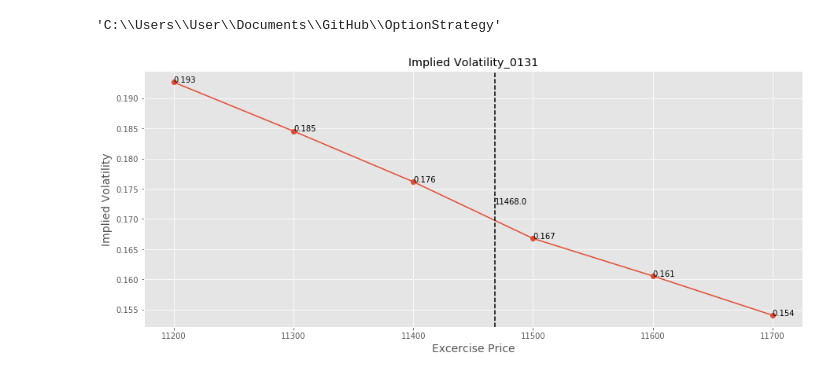
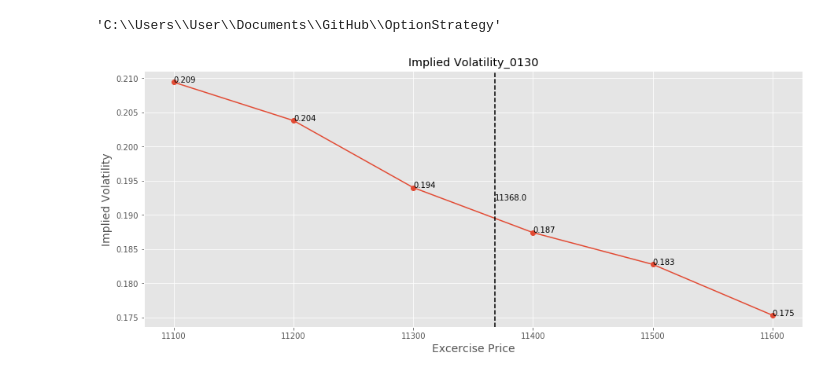
Before and after one commit to A2Zntu/OptionStrategy, a Jupyter notebook: Implied_Volatility.ipynb, the cells around one changed output. Saved outputs shown, nothing was run; the diff lists cells and outputs as text; code cells hidden in the pictures.

```diff
--- a/Implied_Volatility.ipynb
+++ b/Implied_Volatility.ipynb
@@ -154,26 +154,26 @@ def combine_OTM(df_call, df_put, list_StockPrices):
     return df_OTM
 # %%
 if __name__ ==  '__main__':
-    date_ = '0131'
+    date_ = '0130'
     S = todayStockPrice(date = date_)
     list_StockPrices = moneyness_list(S, gapType = "month", gapNum = 3) # only 3 OTM price on monthly basis
 
     # Split the df to df_call and df_put
     df = df_generate(product = 'TXO', date = date_ )
     df_put = df[df.買賣權 == 'Put'].reset_index(drop=True)
     df_call = df[df.買賣權 == 'Call'].reset_index(drop=True)
 
     # append the IV
     df_put = Flag_Moneyness(df_put, S = S, code = 'Put')
     list_IV, categoryNAPut = IV_List(df = df_put, Stock = S, d = date_ , flag = 'Put')
     df_put["IV"] = list_IV
 
     df_call = Flag_Moneyness(df_call, S = S, code = 'Call')
     list_IV, categoryNACall = IV_List(df = df_call, Stock = S, d = date_ , flag = 'Call')
     df_call["IV"] = list_IV
 
     # Combine call and put with only OTM
     df_OTM = combine_OTM(df_call, df_put, list_StockPrices)
     plot_IV(df = df_OTM, S = S, date = date_)
 # %% [output]
-[figure, old version]
+[figure, new version]
```
Also changed, not shown: parts of 1 cell of this notebook, 1 other file.
